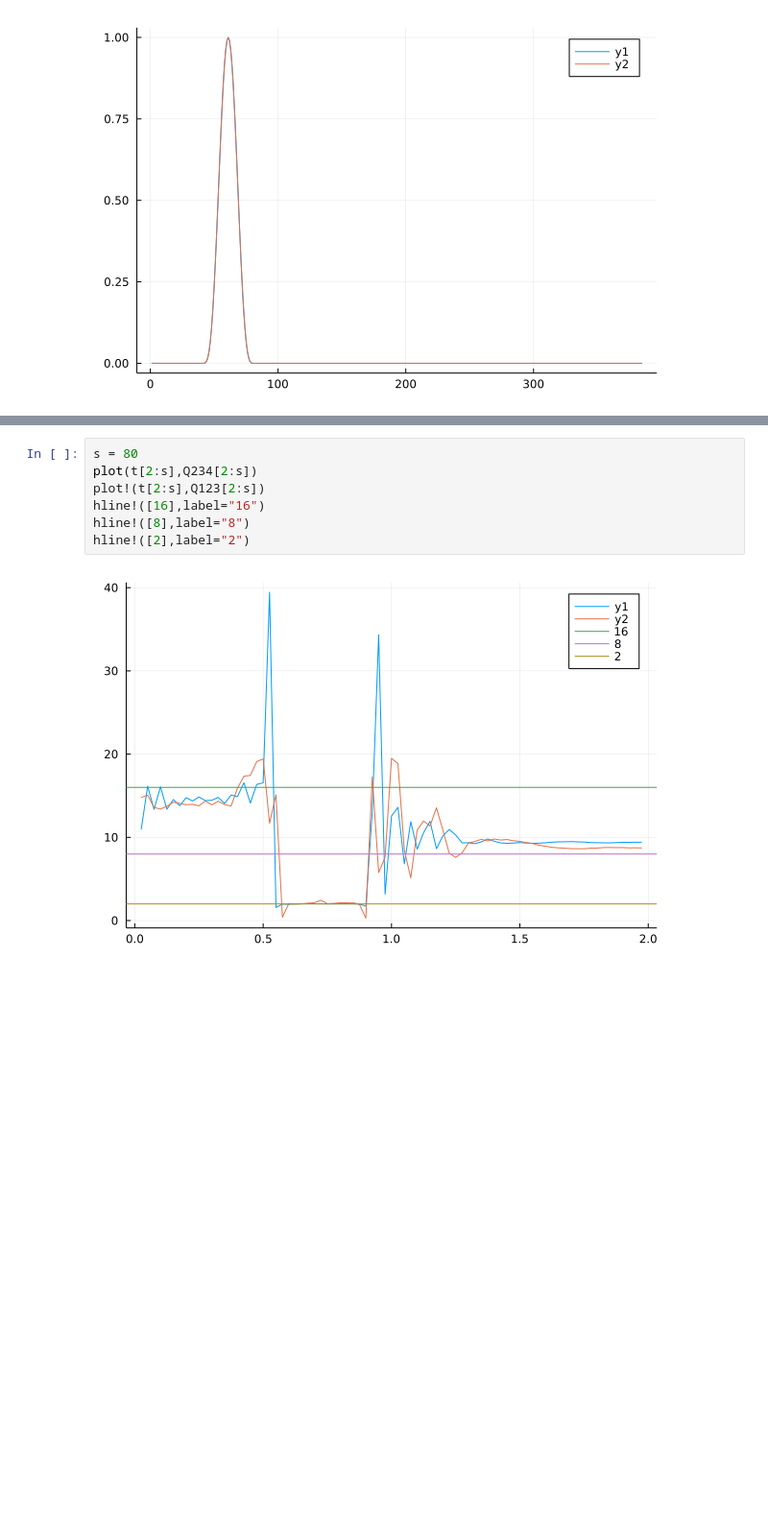
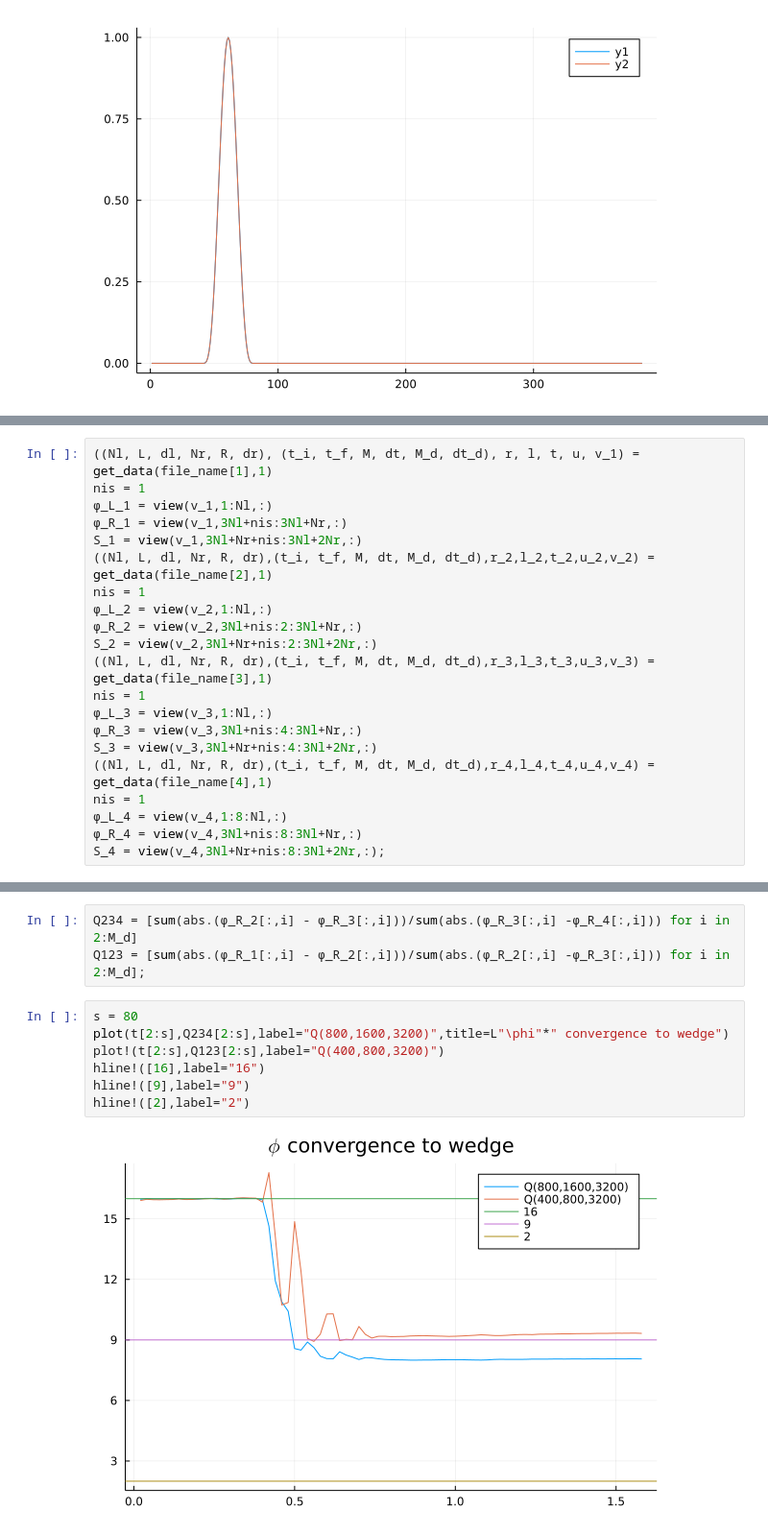
Before and after one commit to reula/Matching, a Jupyter notebook: convergence.ipynb, the cells around one changed output, grey strips where cells are left out. Shown at 96% size. Drawn from its saved outputs; the diff is of its cells as text; blank space fills up the shorter version.

```diff
--- a/convergence.ipynb
+++ b/convergence.ipynb
@@ -176,0 +202,21 @@ Q123 = [sum(abs.(ϕ_R_1[:,i] - ϕ_R_2[:,i]))/sum(abs.(ϕ_R_2[:,i] -ϕ_R_3[:,i]))
+# %%
+((Nl, L, dl, Nr, R, dr), (t_i, t_f, M, dt, M_d, dt_d), r, l, t, u, v_1) = get_data(file_name[1],1)
+nis = 1
+ϕ_L_1 = view(v_1,1:Nl,:)
+ϕ_R_1 = view(v_1,3Nl+nis:3Nl+Nr,:)
+S_1 = view(v_1,3Nl+Nr+nis:3Nl+2Nr,:)
+((Nl, L, dl, Nr, R, dr),(t_i, t_f, M, dt, M_d, dt_d),r_2,l_2,t_2,u_2,v_2) = get_data(file_name[2],1)
+nis = 1
+ϕ_L_2 = view(v_2,1:Nl,:)
+ϕ_R_2 = view(v_2,3Nl+nis:2:3Nl+Nr,:)
+S_2 = view(v_2,3Nl+Nr+nis:2:3Nl+2Nr,:)
+((Nl, L, dl, Nr, R, dr),(t_i, t_f, M, dt, M_d, dt_d),r_3,l_3,t_3,u_3,v_3) = get_data(file_name[3],1)
+nis = 1
+ϕ_L_3 = view(v_3,1:Nl,:)
+ϕ_R_3 = view(v_3,3Nl+nis:4:3Nl+Nr,:)
+S_3 = view(v_3,3Nl+Nr+nis:4:3Nl+2Nr,:)
+((Nl, L, dl, Nr, R, dr),(t_i, t_f, M, dt, M_d, dt_d),r_4,l_4,t_4,u_4,v_4) = get_data(file_name[4],1)
+nis = 1
+ϕ_L_4 = view(v_4,1:8:Nl,:)
+ϕ_R_4 = view(v_4,3Nl+nis:8:3Nl+Nr,:)
+S_4 = view(v_4,3Nl+Nr+nis:8:3Nl+2Nr,:);
@@ -177,9 +245,12 @@ Q123 = [sum(abs.(ϕ_R_1[:,i] - ϕ_R_2[:,i]))/sum(abs.(ϕ_R_2[:,i] -ϕ_R_3[:,i]))
+# %%
+Q234 = [sum(abs.(ϕ_R_2[:,i] - ϕ_R_3[:,i]))/sum(abs.(ϕ_R_3[:,i] -ϕ_R_4[:,i])) for i in 2:M_d]
+Q123 = [sum(abs.(ϕ_R_1[:,i] - ϕ_R_2[:,i]))/sum(abs.(ϕ_R_2[:,i] -ϕ_R_3[:,i])) for i in 2:M_d];
 # %%
 s = 80
-plot(t[2:s],Q234[2:s])
-plot!(t[2:s],Q123[2:s])
+plot(t[2:s],Q234[2:s],label="Q(800,1600,3200)",title=L"\phi"*" convergence to wedge")
+plot!(t[2:s],Q123[2:s],label="Q(400,800,3200)")
 hline!([16],label="16")
-hline!([8],label="8")
+hline!([9],label="9")
 hline!([2],label="2")
 # %% [output]
-[figure, old version]
+[figure, new version]
```
Also changed, not shown: parts of 16 cells of this notebook, 3 other files.
